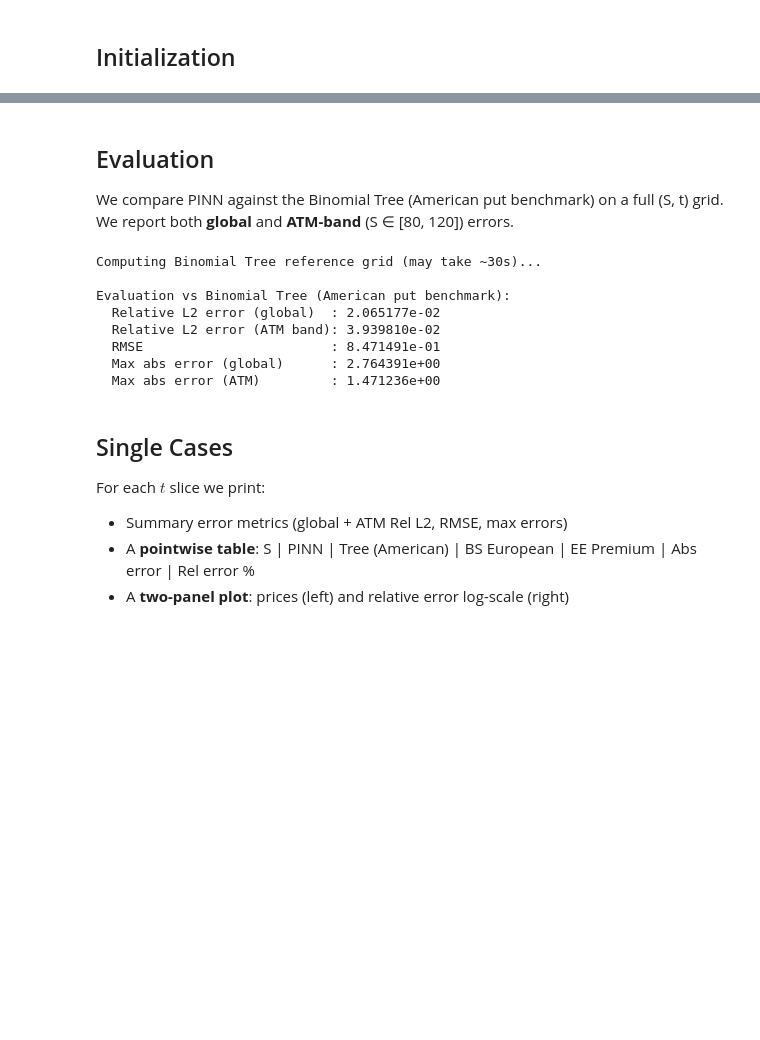
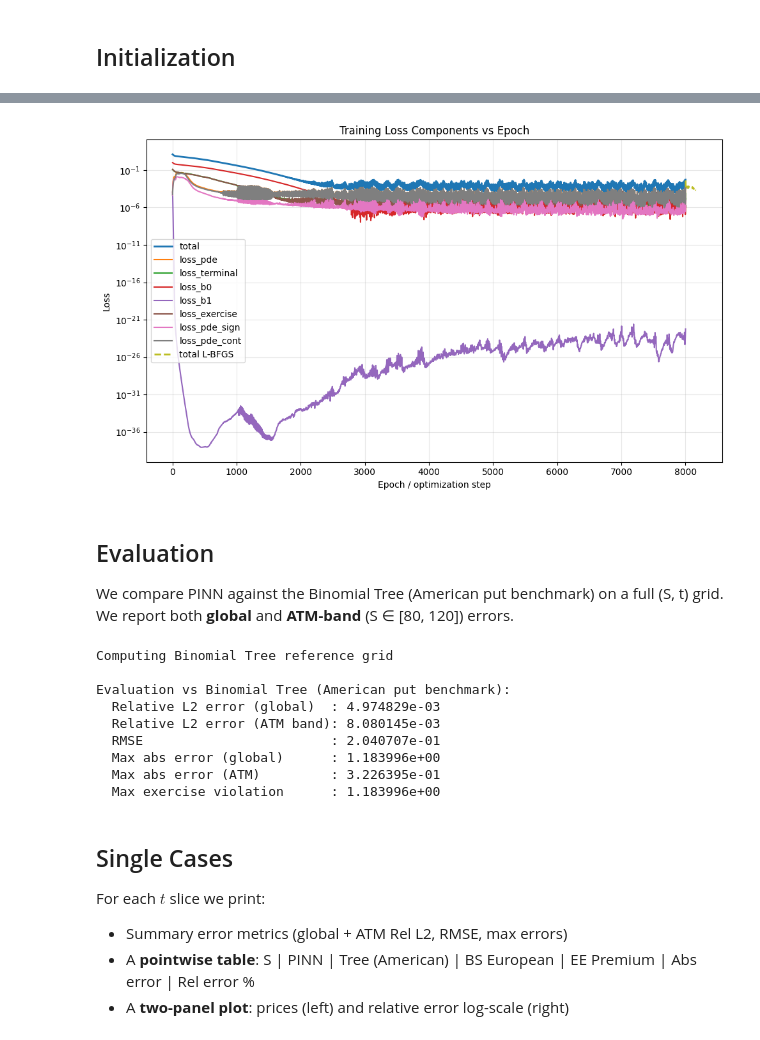
Before and after one commit to Samyueru01/Cutting-Edge, a Jupyter notebook: notebooks/PINN_American_Put.ipynb, the cells around one changed output, grey strips where cells are left out. Saved outputs shown, nothing was run; the diff lists cells and outputs as text; code cells hidden in the pictures; blank space fills up the shorter version.

```diff
--- a/notebooks/PINN_American_Put.ipynb
+++ b/notebooks/PINN_American_Put.ipynb
@@ -374,10 +491,32 @@ L-BFGS done.
+# %%
+epochs_adam = np.arange(1, len(loss_history) + 1)
+
+plt.figure(figsize=(10, 6))
+plt.plot(epochs_adam, loss_history, label="total", linewidth=2)
+
+for k, v in parts_history.items():
+    plt.plot(epochs_adam, v, label=k)
+
+if len(lbfgs_history) > 0:
+    lbfgs_x = np.arange(len(loss_history) + 1, len(loss_history) + len(lbfgs_history) + 1)
+    plt.plot(lbfgs_x, lbfgs_history, label="total L-BFGS", linewidth=2, linestyle="--")
+plt.yscale("log")
+plt.xlabel("Epoch / optimization step")
+plt.ylabel("Loss")
+plt.title("Training Loss Components vs Epoch")
+plt.legend()
+plt.grid(True, alpha=0.3)
+plt.tight_layout()
+plt.show()
+# %% [output]
+[figure, added]
 # %% [markdown]
 ## Evaluation
 
 We compare PINN against the Binomial Tree (American put benchmark) on a full (S, t) grid.
 We report both **global** and **ATM-band** (S ∈ [80, 120]) errors.
 # %%
-model_eval.eval()
+model.eval()
 
 nS = 60
 nT = 30
@@ -385,44 +524,54 @@ nT = 30
 S_grid_np = np.linspace(S_min + 1.0, S_max, nS)
 t_grid_np = np.linspace(t_min + 0.01, t_max - 0.01, nT)
 
-print("Computing Binomial Tree reference grid (may take ~30s)...")
+print("Computing Binomial Tree reference grid")
+
 V_tree_np = np.zeros((nS, nT))
+
 for j, t_val in enumerate(t_grid_np):
     tau = T - t_val
     V_tree_np[:, j] = tree.price_grid(S_grid_np, K, tau, option_type="put")
 
 SS_np, TT_np = np.meshgrid(S_grid_np, t_grid_np, indexing="ij")
-S_test = torch.tensor(SS_np.reshape(-1, 1), dtype=torch.float32, device=device)
-t_test = torch.tensor(TT_np.reshape(-1, 1), dtype=torch.float32, device=device)
+
+dtype = next(model.parameters()).dtype
+
+S_test = torch.tensor(SS_np.reshape(-1, 1), dtype=dtype, device=device)
+t_test = torch.tensor(TT_np.reshape(-1, 1), dtype=dtype, device=device)
 
 with torch.no_grad():
-    V_pred = model_eval(S_test, t_test).cpu().numpy().reshape(nS, nT)
+    V_pred = model(S_test, t_test).cpu().numpy().reshape(nS, nT)
 
 abs_error = np.abs(V_pred - V_tree_np)
-rel_l2    = np.linalg.norm(V_pred - V_tree_np) / (np.linalg.norm(V_tree_np) + 1e-12)
-rmse      = np.sqrt(np.mean((V_pred - V_tree_np)**2))
-max_err   = np.max(abs_error)
+rel_l2 = np.linalg.norm(V_pred - V_tree_np) / (np.linalg.norm(V_tree_np) + 1e-12)
+rmse = np.sqrt(np.mean((V_pred - V_tree_np) ** 2))
+max_err = np.max(abs_error)
 
-atm_mask    = (S_grid_np >= 80) & (S_grid_np <= 120)
-rel_l2_atm  = (np.linalg.norm(V_pred[atm_mask, :] - V_tree_np[atm_mask, :])
-               / (np.linalg.norm(V_tree_np[atm_mask, :]) + 1e-12))
+atm_mask = (S_grid_np >= 80.0) & (S_grid_np <= 120.0)
+
+rel_l2_atm = (np.linalg.norm(V_pred[atm_mask, :] - V_tree_np[atm_mask, :]) / (np.linalg.norm(V_tree_np[atm_mask, :]) + 1e-12))
+
 max_err_atm = np.max(abs_error[atm_mask, :])
+payoff_np = np.maximum(K - SS_np, 0.0)
+exercise_violation = np.max(np.maximum(payoff_np - V_pred, 0.0))
 
-print(f"\nEvaluation vs Binomial Tree (American put benchmark):")
+print("\nEvaluation vs Binomial Tree (American put benchmark):")
 print(f"  Relative L2 error (global)  : {rel_l2:.6e}")
 print(f"  Relative L2 error (ATM band): {rel_l2_atm:.6e}")
 print(f"  RMSE                        : {rmse:.6e}")
 print(f"  Max abs error (global)      : {max_err:.6e}")
 print(f"  Max abs error (ATM)         : {max_err_atm:.6e}")
+print(f"  Max exercise violation      : {exercise_violation:.6e}")
 # %% [output]
-Computing Binomial Tree reference grid (may take ~30s)...
+Computing Binomial Tree reference grid
 
 Evaluation vs Binomial Tree (American put benchmark):
-  Relative L2 error (global)  : 2.065177e-02
-  Relative L2 error (ATM band): 3.939810e-02
-  RMSE                        : 8.471491e-01
-  Max abs error (global)      : 2.764391e+00
-  Max abs error (ATM)         : 1.471236e+00
+  Relative L2 error (global)  : 4.974829e-03
+  Relative L2 error (ATM band): 8.080145e-03
+  RMSE                        : 2.040707e-01
+  Max abs error (global)      : 1.183996e+00
+  Max abs error (ATM)         : 3.226395e-01
+  Max exercise violation      : 1.183996e+00
 # %% [markdown]
 ## Single Cases
 
```
Also changed, not shown: parts of 21 cells of this notebook, 2 other files.
